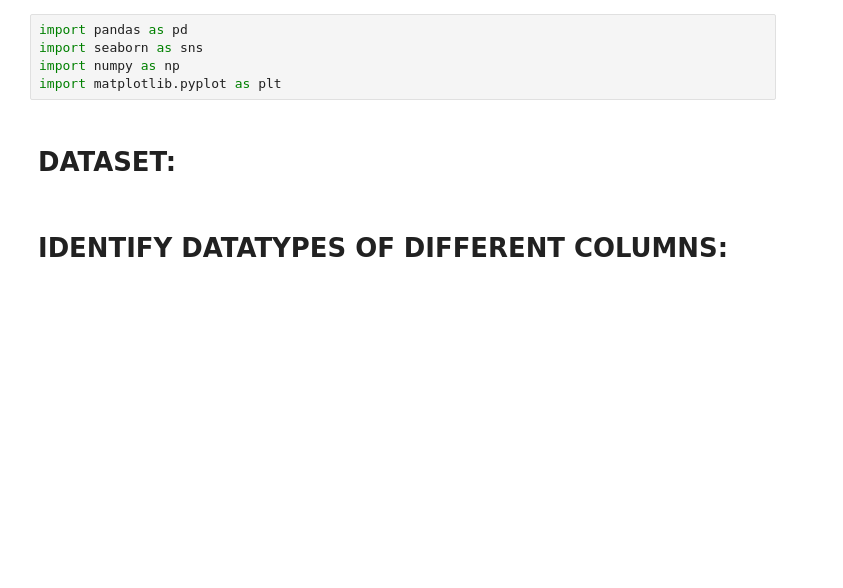
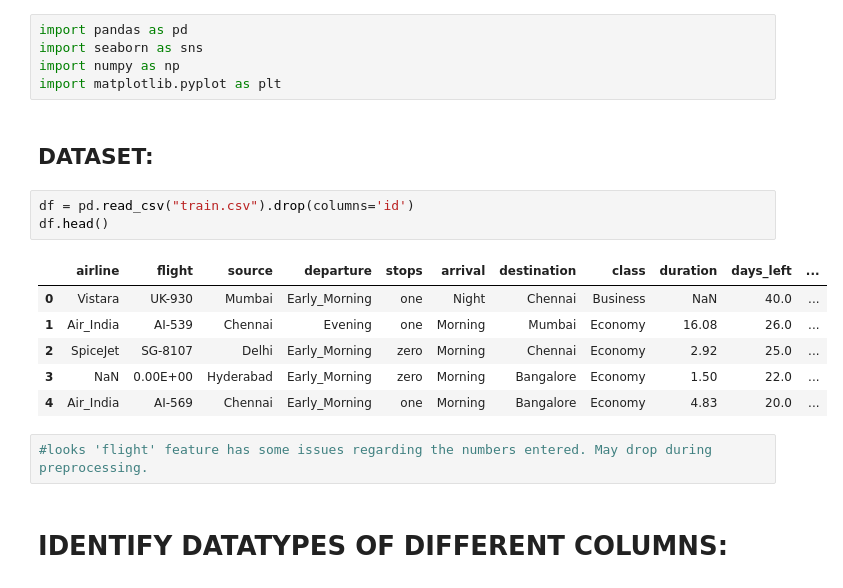
Before and after one commit to harshini-sudharsan/Kaggle_Assignment1, a Jupyter notebook: models.ipynb, the cells around one changed output. Cells and saved outputs as stored; diff of their text form; blank space fills up the shorter version.

```diff
--- a/models.ipynb
+++ b/models.ipynb
@@ -6,6 +6,18 @@ import seaborn as sns
 import numpy as np
 import matplotlib.pyplot as plt
 # %% [markdown]
-# DATASET:
+## DATASET:
+# %%
+df = pd.read_csv("train.csv").drop(columns='id')
+df.head()
+# %% [output]
+|  | airline | flight | source | departure | stops | arrival | destination | class | duration | days_left | ... |
+| 0 | Vistara | UK-930 | Mumbai | Early_Morning | one | Night | Chennai | Business | NaN | 40.0 | ... |
+| 1 | Air_India | AI-539 | Chennai | Evening | one | Morning | Mumbai | Economy | 16.08 | 26.0 | ... |
+| 2 | SpiceJet | SG-8107 | Delhi | Early_Morning | zero | Morning | Chennai | Economy | 2.92 | 25.0 | ... |
+| 3 | NaN | 0.00E+00 | Hyderabad | Early_Morning | zero | Morning | Bangalore | Economy | 1.50 | 22.0 | ... |
+| 4 | Air_India | AI-569 | Chennai | Early_Morning | one | Morning | Bangalore | Economy | 4.83 | 20.0 | ... |
+# %%
+#looks 'flight' feature has some issues regarding the numbers entered. May drop during preprocessing.
 # %% [markdown]
 # IDENTIFY DATATYPES OF DIFFERENT COLUMNS:
```
Also changed, not shown: parts of 8 cells of this notebook.
